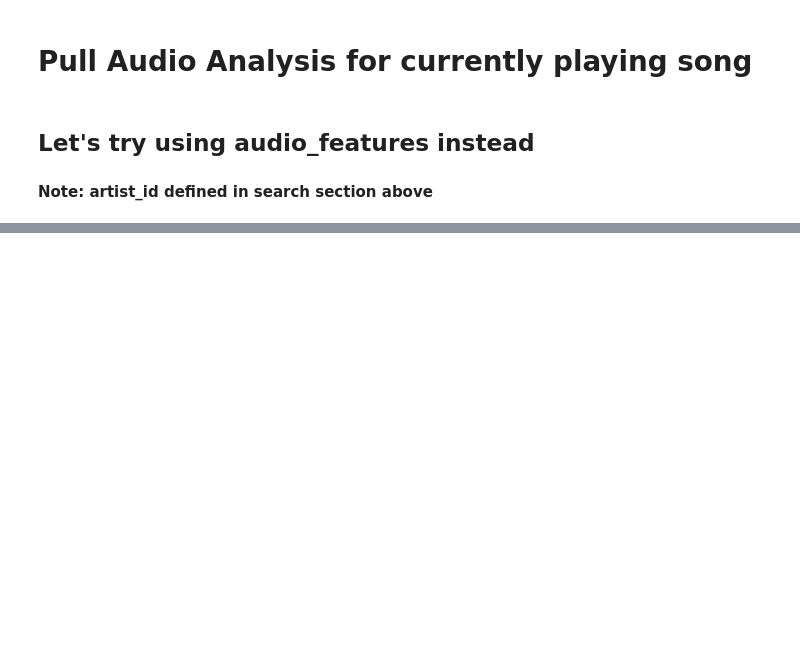
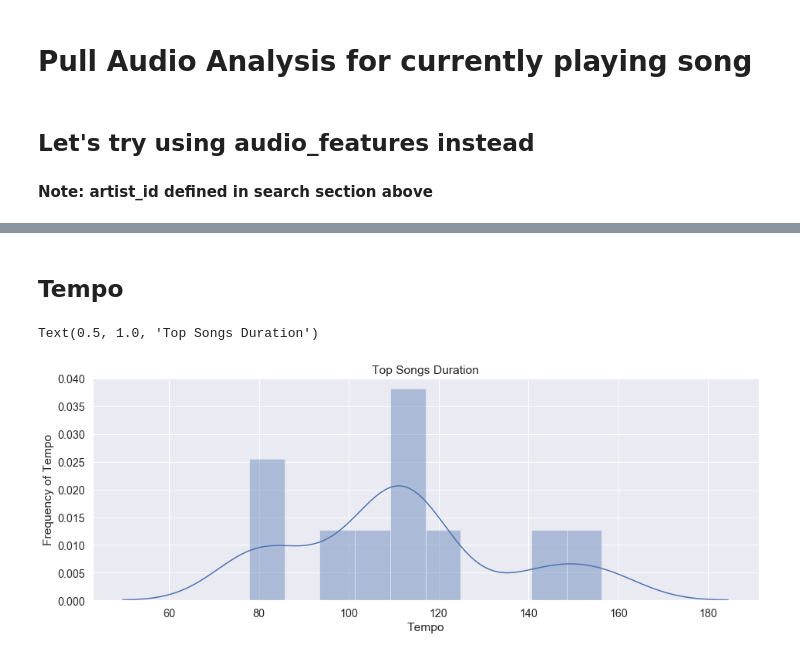
Before and after one commit to mtoriello0725/The-Artilizer, a Jupyter notebook: Notebooks/Artilyzer_Exploration.ipynb, the cells around one changed output, grey strips where cells are left out. Cells and saved outputs as stored; diff of their text form; code cells hidden in the pictures; blank space fills up the shorter version.

```diff
--- a/Notebooks/Artilyzer_Exploration.ipynb
+++ b/Notebooks/Artilyzer_Exploration.ipynb
@@ -282,0 +412,13 @@ plt.show()
+# %% [markdown]
+## Tempo
+# %%
+fig = plt.figure(figsize=(15,5))
+ax = fig.add_axes([.1,.1,.8,.8])
+sns.distplot(df_feat["tempo"],
+                bins=10)
+ax.set_xlabel("Tempo")
+ax.set_ylabel("Frequency of Tempo")
+ax.set_title("Top Songs Duration")
+# %% [output]
+Text(0.5, 1.0, 'Top Songs Duration')
+[figure, added]
```
Also changed, not shown: parts of 27 cells of this notebook.
